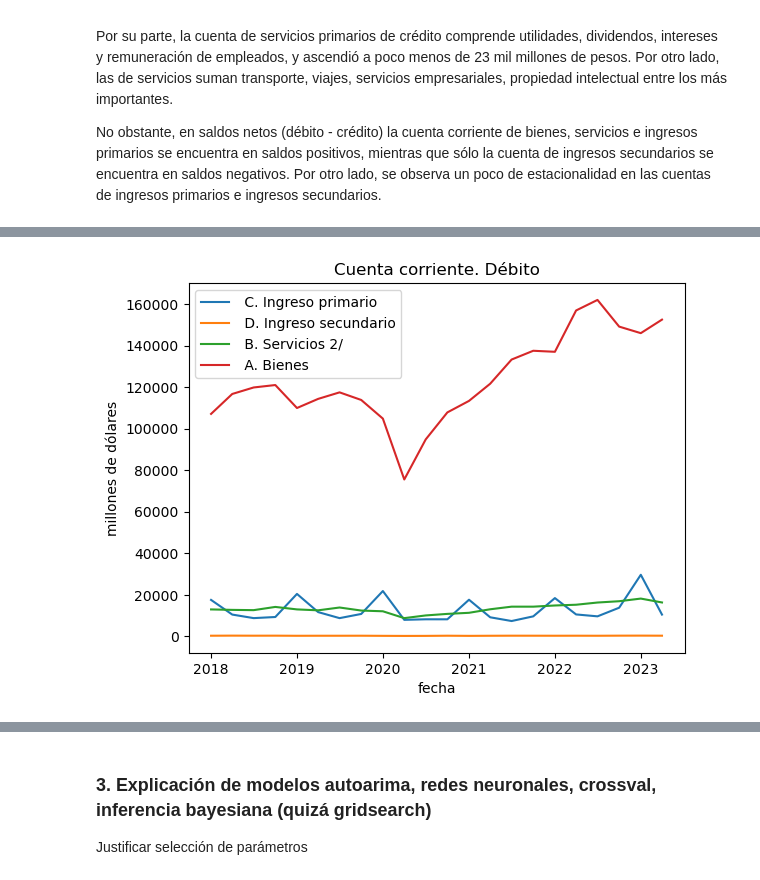
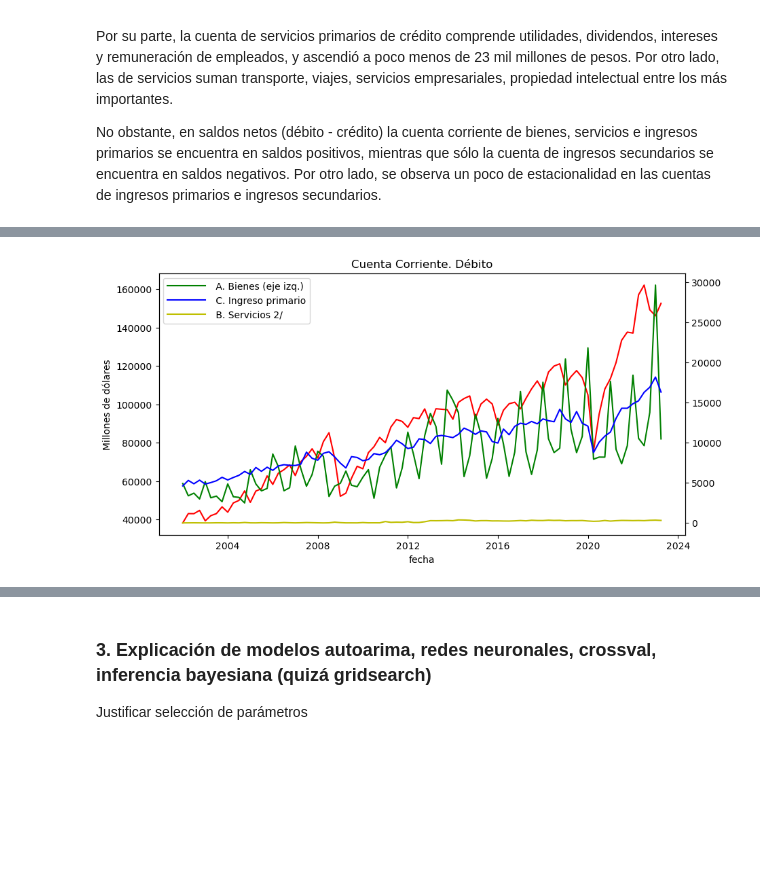
Before and after one commit to sparkieth/estancia_investigacion, a Jupyter notebook: modelacion_economica/modelo_cuenta_corriente.ipynb, the cells around one changed output, grey strips where cells are left out. Cells and saved outputs as stored; diff of their text form; code cells hidden in the pictures; blank space fills up the shorter version.

```diff
--- a/modelacion_economica/modelo_cuenta_corriente.ipynb
+++ b/modelacion_economica/modelo_cuenta_corriente.ipynb
@@ -14,5 +17,8 @@ import statsmodels
 # %%
-corr=descargar_banxico('SE44352','2018-01-01','2023-06-01')
-corr_credito=descargar_banxico('SE44353,SE44354,SE44357,SE44363,SE44369','2018-01-01','2023-06-01')
-corr_debito=descargar_banxico('SE44372,SE44373,SE44376,SE44382,SE44390','2018-01-01','2023-06-01')
-cap=descargar_banxico('SE44393,SE44394,SE44395','2018-01-01','2023-06-01')
+fecha_inicio='2002-01-01'
+fecha_fin='2023-07-01'
+
+corr=descargar_banxico('SE44352',fecha_inicio,fecha_fin)
+corr_credito=descargar_banxico('SE44353,SE44354,SE44357,SE44363,SE44369',fecha_inicio,fecha_fin)
+corr_debito=descargar_banxico('SE44372,SE44373,SE44376,SE44382,SE44390',fecha_inicio,fecha_fin)
+cap=descargar_banxico('SE44393,SE44394,SE44395',fecha_inicio,fecha_fin)
@@ -104,21 +130,29 @@ plt.show()
 # %%
 
 titulo2=[i.split('(A + B + C + D)', 1)[1] for i in corr_debito.keys()]
 
 x2=pd.to_datetime(list(corr_debito.index),format="%d/%m/%Y")
 y20=corr_debito.iloc[:,0]
 y21=corr_debito.iloc[:,1]
 y22=corr_debito.iloc[:,2]
 y23=corr_debito.iloc[:,3]
 y24=corr_debito.iloc[:,4]
 
 
-plt.plot(x2,y21,x2,y20,x2,y23,x2,y24)
-plt.xlabel('fecha')
-plt.ylabel('millones de dólares')
-plt.title('Cuenta corriente. Débito')
-plt.legend([titulo2[1],titulo2[0],titulo2[3],titulo2[4]])
+fig, ax0 = plt.subplots(figsize=(10, 5))
+
+ax1 = ax0.twinx()
+ax0.plot(x1, y22,'r')
+ax1.plot(x1, y20,'g')
+ax1.plot(x1, y23,'b')
+ax1.plot(x1, y24,'y')
+
+ax0.set_xlabel('fecha')
+ax0.set_ylabel('Millones de dólares')
+plt.title('Cuenta Corriente. Débito')
+plt.legend([titulo2[2]+' (eje izq.)',titulo2[0],titulo2[3],titulo2[4]],loc='upper left',handlelength=4)
+
 
 plt.show()
 # %% [output]
-[figure, old version]
+[figure, new version]
```
Also changed, not shown: parts of 32 cells of this notebook.
